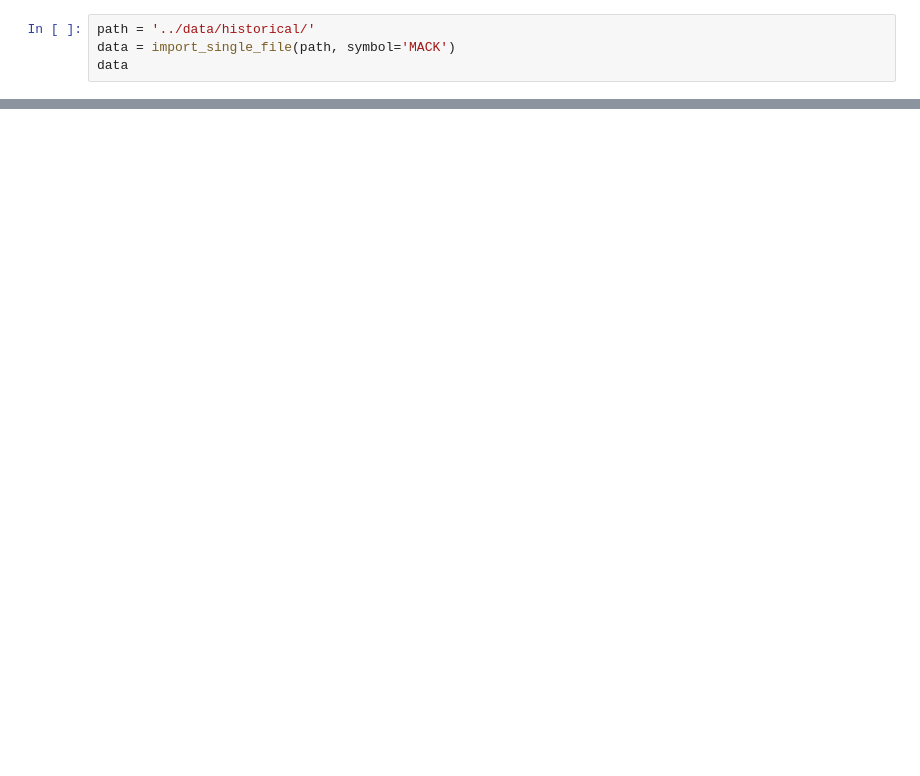
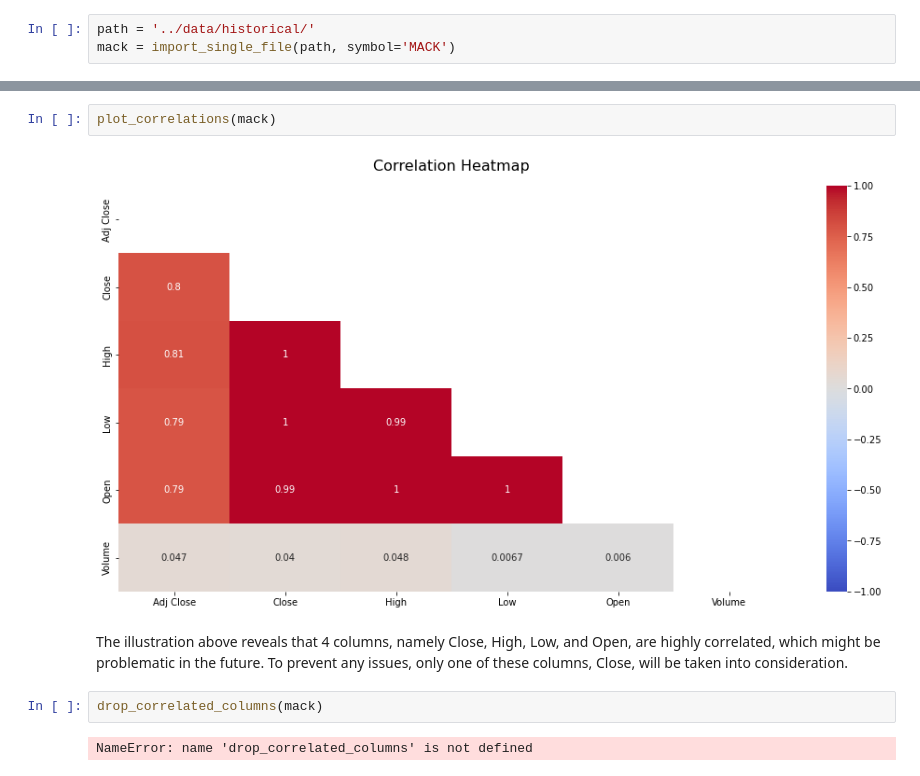
Before and after one commit to shbnmzr/stock-market-prediction, a Jupyter notebook: 2-exploratory-data-analysis/EDA.ipynb, the cells around one changed output, grey strips where cells are left out. Saved outputs shown, nothing was run; the diff lists cells and outputs as text; blank space fills up the shorter version.

```diff
--- a/2-exploratory-data-analysis/EDA.ipynb
+++ b/2-exploratory-data-analysis/EDA.ipynb
@@ -6,4 +11,3 @@ from visualization_functions import *
 # %%
 path = '../data/historical/'
-data = import_single_file(path, symbol='MACK')
-data
+mack = import_single_file(path, symbol='MACK')
@@ -24,0 +42,10 @@ data
+# %%
+plot_correlations(mack)
+# %% [output]
+[figure, added]
+# %% [markdown]
+The illustration above reveals that 4 columns, namely Close, High, Low, and Open, are highly correlated, which might be problematic in the future. To prevent any issues, only one of these columns, Close, will be taken into consideration.
+# %%
+drop_correlated_columns(mack)
+# %% [output]
+NameError: name 'drop_correlated_columns' is not defined
```
Also changed, not shown: parts of 8 cells of this notebook, 2 other files.
